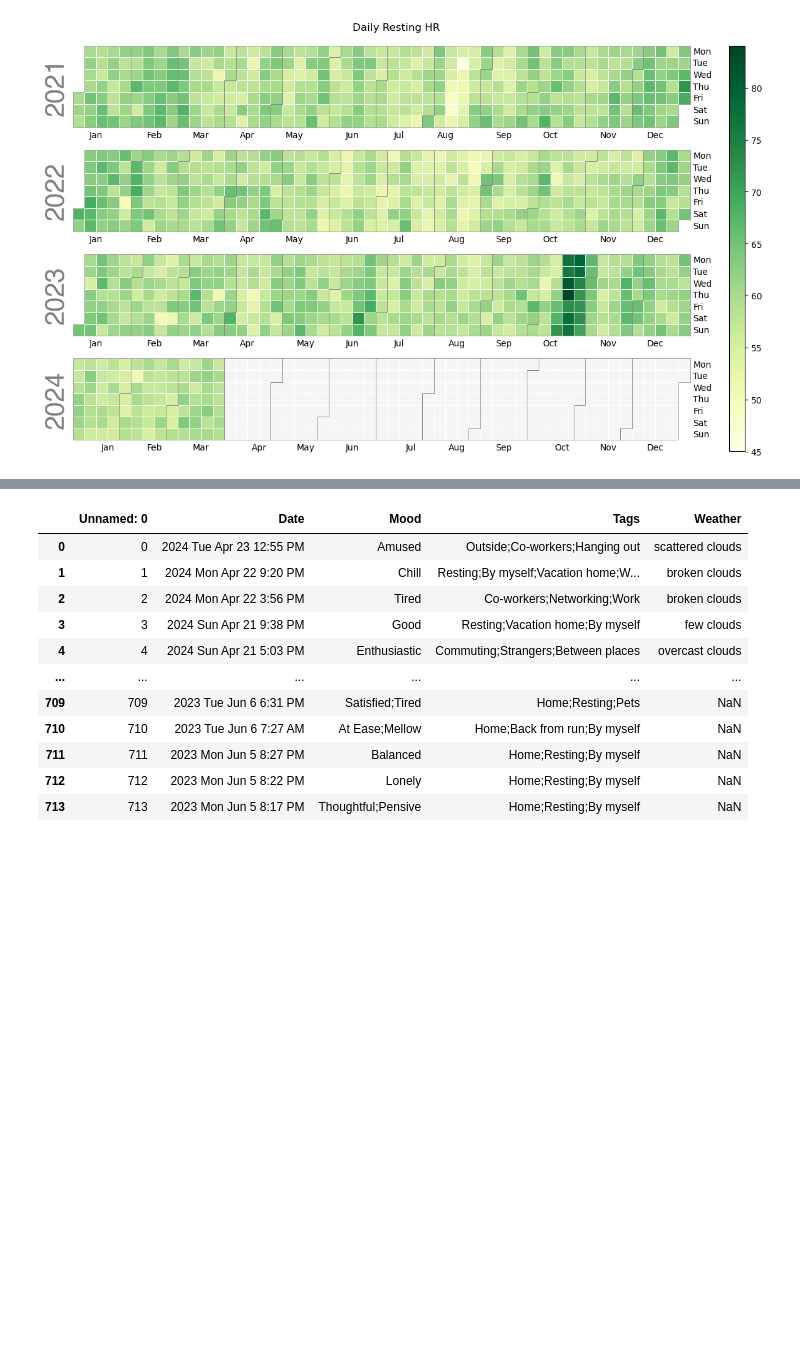
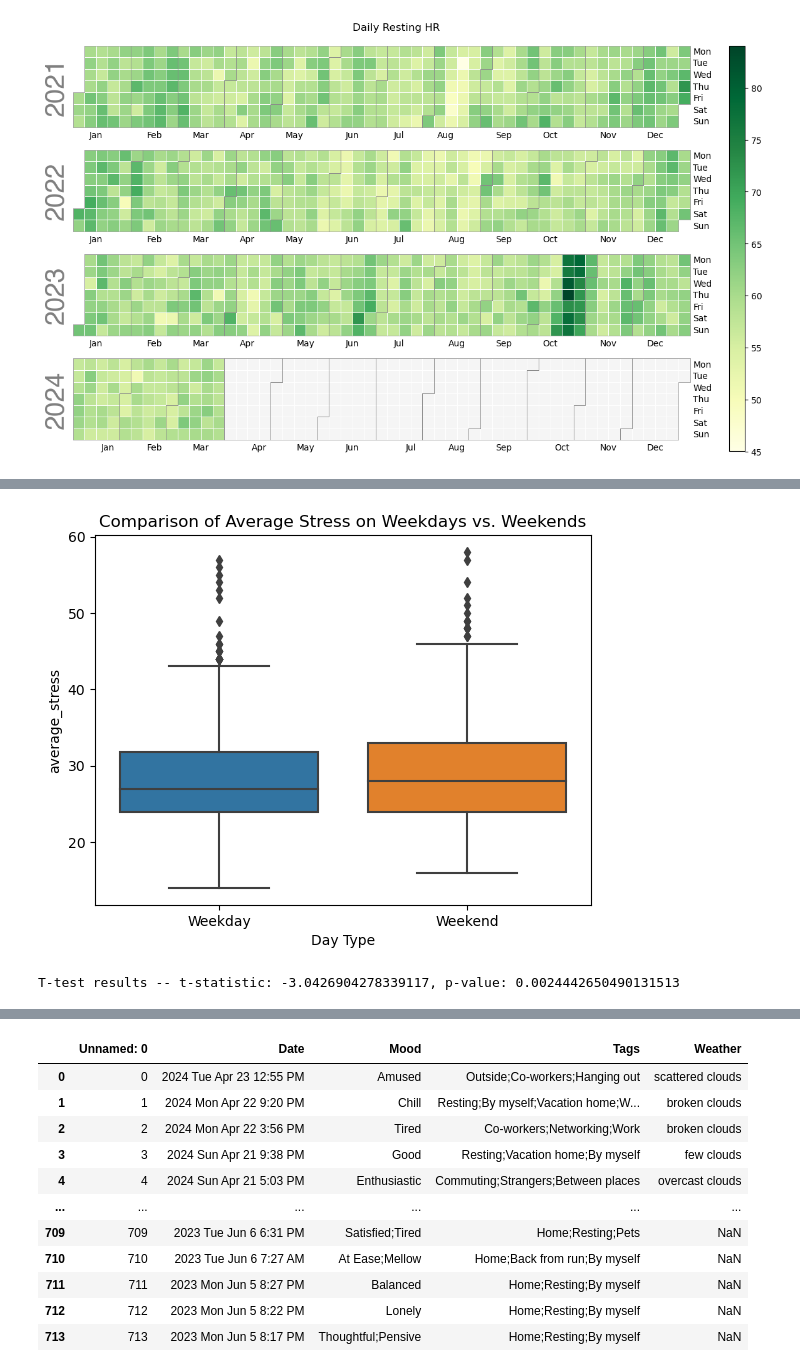
Before and after one commit to cats-and-the-city/playground, a Jupyter notebook: GarminDataStressWellnessActivities.ipynb, the cells around one changed output, grey strips where cells are left out. Cells and saved outputs as stored; diff of their text form; code cells hidden in the pictures; blank space fills up the shorter version.

```diff
--- a/GarminDataStressWellnessActivities.ipynb
+++ b/GarminDataStressWellnessActivities.ipynb
@@ -531,0 +610,11 @@ plt.show()
+# %%
+import statsmodels.api as sm
+
+# Numeric representation of semesters for regression; assuming semesters are consistently labeled and ordered
+health_df['Time'] = pd.factorize(health_df['YearSemester'])[0] + 1
+
+# Fit linear regression
+X = sm.add_constant(health_df['Time'])  # Adds a constant term to the predictor
+Y = health_df['average_stress']
+model = sm.OLS(Y, X).fit()
+print(model.summary())
@@ -531,0 +645,3 @@ plt.show()
+# %%
+# Assume 'Weekday' column exists with Monday as 0 through Sunday as 6
+health_df['Day Type'] = health_df['Weekday'].apply(lambda x: 'Weekend' if x >= 5 else 'Weekday')
@@ -531,0 +669,16 @@ plt.show()
+# %%
+# Plotting the average stress levels by day type
+sns.boxplot(x='Day Type', y='average_stress', data=health_df)
+plt.title('Comparison of Average Stress on Weekdays vs. Weekends')
+plt.show()
+# %% [output]
+[figure, added]
+# %%
+# t-test for average stress
+weekday_stress = health_df[health_df['Day Type'] == 'Weekday']['average_stress']
+weekend_stress = health_df[health_df['Day Type'] == 'Weekend']['average_stress']
+t_stat, p_val = stats.ttest_ind(weekday_stress, weekend_stress, equal_var=False)
+
+print(f"T-test results -- t-statistic: {t_stat}, p-value: {p_val}")
+# %% [output]
+T-test results -- t-statistic: -3.0426904278339117, p-value: 0.0024442650490131513
```
Also changed, not shown: parts of 20 cells of this notebook.
